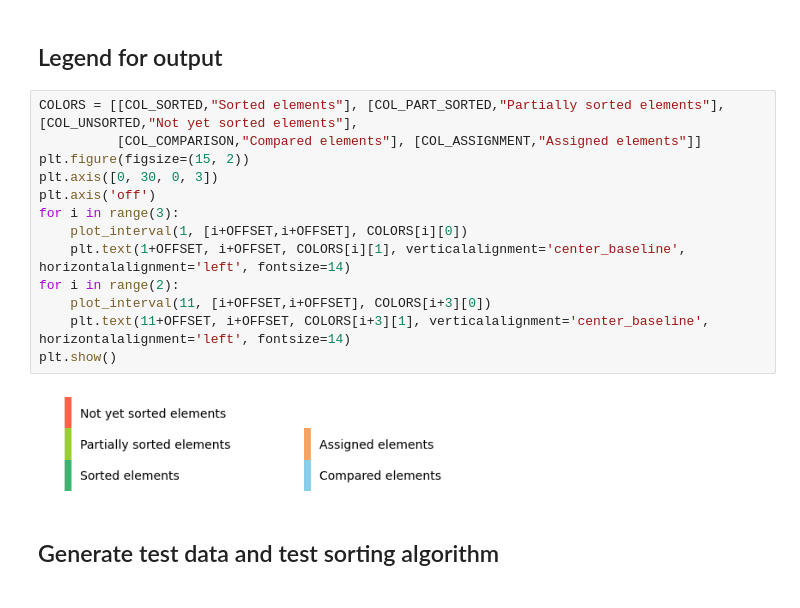
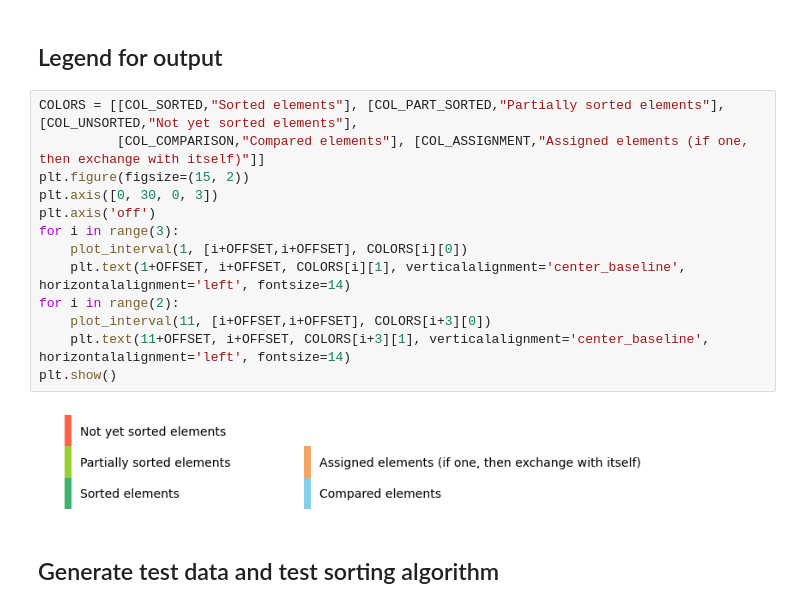
Before and after one commit to JensLiebehenschel/AlgDat, a Jupyter notebook: QuicksortVisualization.ipynb, the cells around one changed output. Drawn from its saved outputs; the diff is of its cells as text.

```diff
--- a/QuicksortVisualization.ipynb
+++ b/QuicksortVisualization.ipynb
@@ -181,19 +187,19 @@ ARRAY_SIZE = 10
 ## Legend for output
 # %%
 COLORS = [[COL_SORTED,"Sorted elements"], [COL_PART_SORTED,"Partially sorted elements"], [COL_UNSORTED,"Not yet sorted elements"],
-          [COL_COMPARISON,"Compared elements"], [COL_ASSIGNMENT,"Assigned elements"]]
+          [COL_COMPARISON,"Compared elements"], [COL_ASSIGNMENT,"Assigned elements (if one, then exchange with itself)"]]
 plt.figure(figsize=(15, 2))
 plt.axis([0, 30, 0, 3])
 plt.axis('off')
 for i in range(3):
     plot_interval(1, [i+OFFSET,i+OFFSET], COLORS[i][0])
     plt.text(1+OFFSET, i+OFFSET, COLORS[i][1], verticalalignment='center_baseline', horizontalalignment='left', fontsize=14)
 for i in range(2):
     plot_interval(11, [i+OFFSET,i+OFFSET], COLORS[i+3][0])
     plt.text(11+OFFSET, i+OFFSET, COLORS[i+3][1], verticalalignment='center_baseline', horizontalalignment='left', fontsize=14)
 plt.show()
 # %% [output]
-[figure, old version]
+[figure, new version]
 # %% [markdown]
 ## Generate test data and test sorting algorithm
 # %%
```
Also changed, not shown: parts of 8 cells of this notebook.
